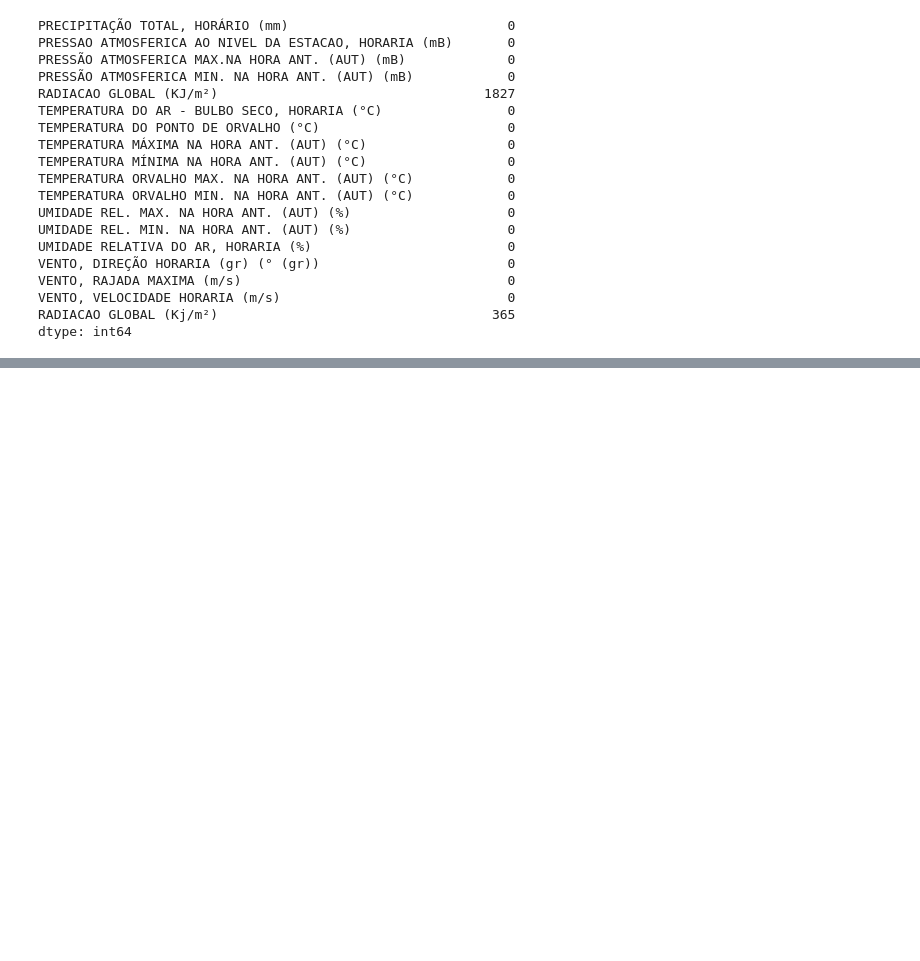
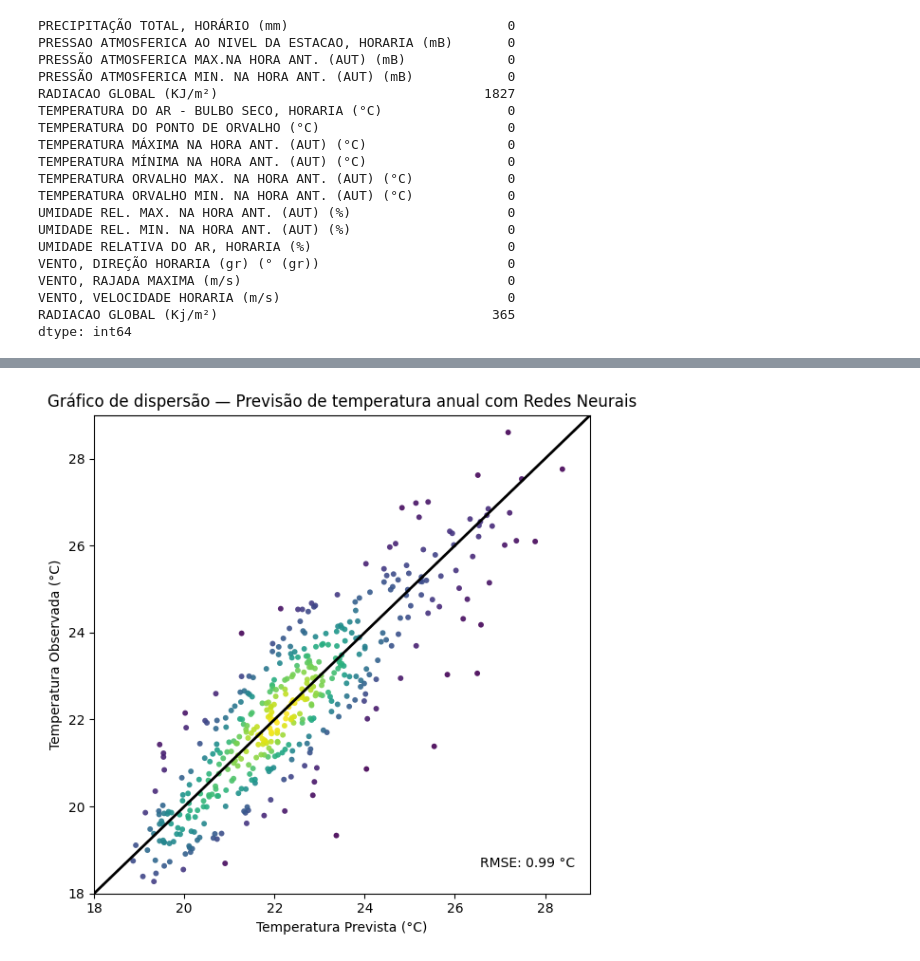
Before and after one commit to juliababa/TCC, a Jupyter notebook: neuralnetwork.ipynb, the cells around one changed output, grey strips where cells are left out. Saved outputs shown, nothing was run; the diff lists cells and outputs as text; code cells hidden in the pictures; blank space fills up the shorter version.

```diff
--- a/neuralnetwork.ipynb
+++ b/neuralnetwork.ipynb
@@ -302,3 +456,51 @@ RMSE: 0.994224709662753 °C
+# %%
+import numpy as np
+import matplotlib.pyplot as plt
+from sklearn.metrics import mean_squared_error, r2_score
+
+y_true = np.asarray(y_true_inv, dtype=float).ravel()
+y_pred = np.asarray(y_pred_inv, dtype=float).ravel()
+mask = np.isfinite(y_true) & np.isfinite(y_pred)
+y_true, y_pred = y_true[mask], y_pred[mask]
+
+rmse = mean_squared_error(y_true, y_pred)
+# r2   = r2_score(y_true, y_pred)
+
+vmin = float(np.floor(min(y_true.min(), y_pred.min())))
+vmax = float(np.ceil(max(y_true.max(), y_pred.max())))
+
+fig, ax = plt.subplots(figsize=(6, 6))
+# Linha 1:1 preto sólido, espessura 2
+ax.plot([vmin, vmax], [vmin, vmax], 'k-', lw=2)
+
+# Dispersão colorida por densidade (kde) -> fallback hexbin
+try:
+    from scipy.stats import gaussian_kde
+    xy = np.vstack([y_pred, y_true])
+    z = gaussian_kde(xy)(xy)
+    idx = z.argsort()
+    ax.scatter(y_pred[idx], y_true[idx], c=z[idx], s=18, alpha=0.9,
+               cmap="viridis", edgecolor="none")
+except Exception:
+    hb = ax.hexbin(y_pred, y_true, gridsize=35,
+                   extent=[vmin, vmax, vmin, vmax],
+                   cmap="viridis", mincnt=1)
+    fig.colorbar(hb, ax=ax, label="Densidade")
+
+ax.set_xlim(vmin, vmax)
+ax.set_ylim(vmin, vmax)
+ax.set_xlabel('Temperatura Prevista (°C)')
+ax.set_ylabel('Temperatura Observada (°C)')
+ax.set_title(f"Gráfico de dispersão — Previsão de temperatura anual com Redes Neurais")
+
+# Texto de métricas no canto inferior direito (igual ao utilitário)
+ax.text(0.97, 0.05, f'RMSE: {rmse:.2f} °C',
+        ha='right', va='bottom', transform=ax.transAxes, fontsize=10)
+
+plt.tight_layout()
+plt.show()
+# %% [output]
+[figure, added]
 # %%
 # ===============================================
 # Previsão utilizando amostra de apenas 7 dias anteriores
```
Also changed, not shown: parts of 8 cells of this notebook, 21 other files.
